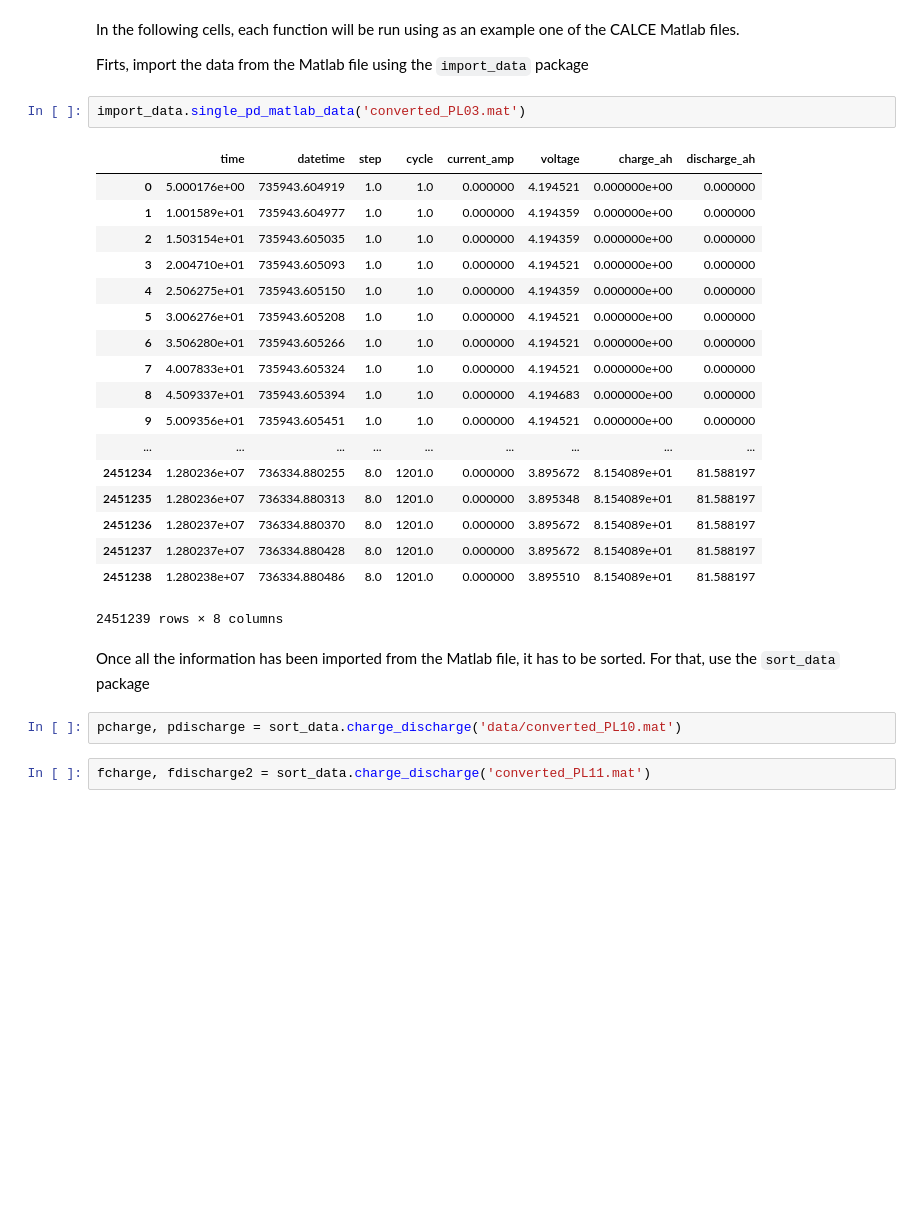
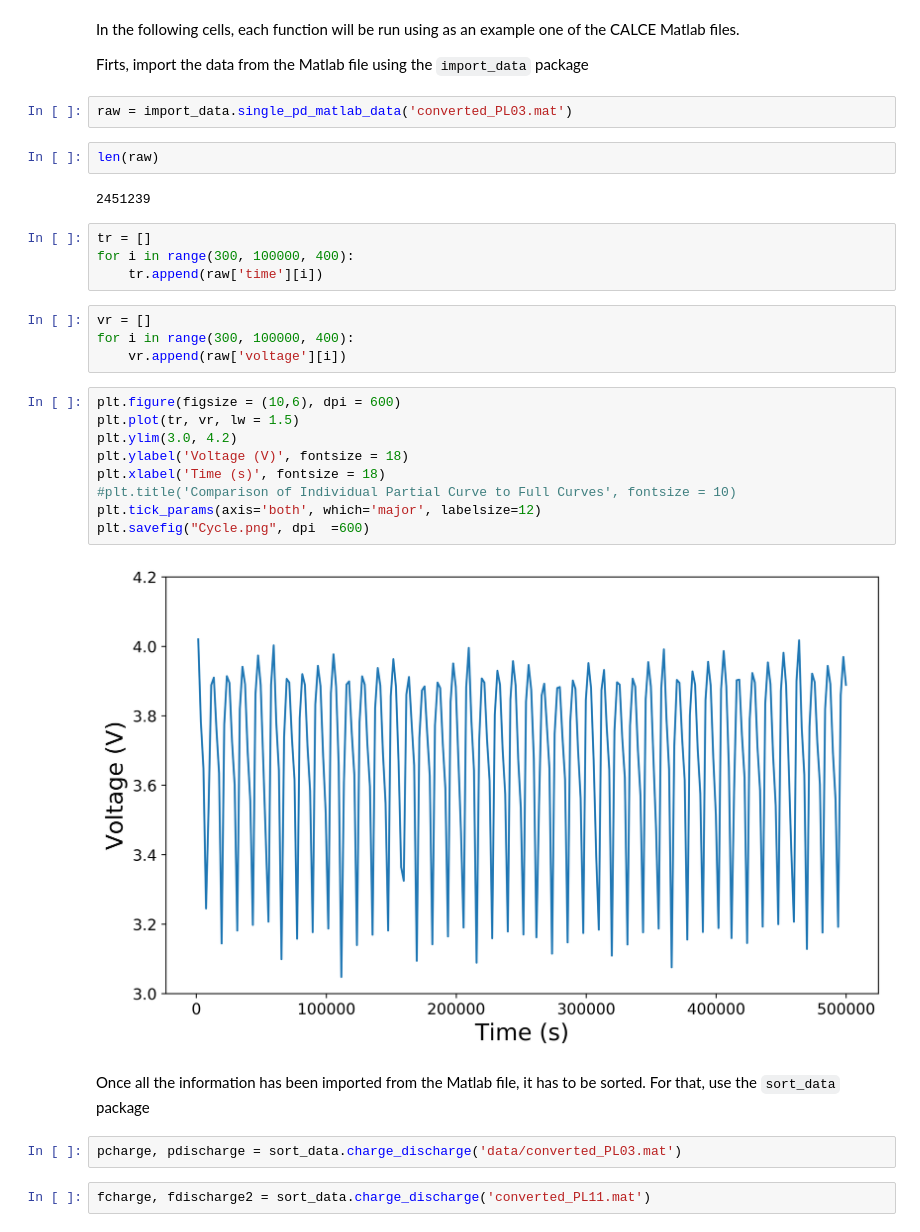
Before and after one commit to vwhu/pulolb, a Jupyter notebook: PULOLB/For Figure Making.ipynb, the cells around one changed output. Cells and saved outputs as stored; diff of their text form; blank space fills up the shorter version.

```diff
--- a/PULOLB/For Figure Making.ipynb
+++ b/PULOLB/For Figure Making.ipynb
@@ -25,30 +25,34 @@ In the following cells, each function will be run using as an example one of the
 
 Firts, import the data from the Matlab file using the ``import_data`` package
 # %%
-import_data.single_pd_matlab_data('converted_PL03.mat')
+raw = import_data.single_pd_matlab_data('converted_PL03.mat')
-# %% [output]
-|  | time | datetime | step | cycle | current_amp | voltage | charge_ah | discharge_ah |
-| 0 | 5.000176e+00 | 735943.604919 | 1.0 | 1.0 | 0.000000 | 4.194521 | 0.000000e+00 | 0.000000 |
-| 1 | 1.001589e+01 | 735943.604977 | 1.0 | 1.0 | 0.000000 | 4.194359 | 0.000000e+00 | 0.000000 |
-| 2 | 1.503154e+01 | 735943.605035 | 1.0 | 1.0 | 0.000000 | 4.194359 | 0.000000e+00 | 0.000000 |
-| 3 | 2.004710e+01 | 735943.605093 | 1.0 | 1.0 | 0.000000 | 4.194521 | 0.000000e+00 | 0.000000 |
-| 4 | 2.506275e+01 | 735943.605150 | 1.0 | 1.0 | 0.000000 | 4.194359 | 0.000000e+00 | 0.000000 |
-| 5 | 3.006276e+01 | 735943.605208 | 1.0 | 1.0 | 0.000000 | 4.194521 | 0.000000e+00 | 0.000000 |
-| 6 | 3.506280e+01 | 735943.605266 | 1.0 | 1.0 | 0.000000 | 4.194521 | 0.000000e+00 | 0.000000 |
-| 7 | 4.007833e+01 | 735943.605324 | 1.0 | 1.0 | 0.000000 | 4.194521 | 0.000000e+00 | 0.000000 |
-| 8 | 4.509337e+01 | 735943.605394 | 1.0 | 1.0 | 0.000000 | 4.194683 | 0.000000e+00 | 0.000000 |
-| 9 | 5.009356e+01 | 735943.605451 | 1.0 | 1.0 | 0.000000 | 4.194521 | 0.000000e+00 | 0.000000 |
-| ... | ... | ... | ... | ... | ... | ... | ... | ... |
-| 2451234 | 1.280236e+07 | 736334.880255 | 8.0 | 1201.0 | 0.000000 | 3.895672 | 8.154089e+01 | 81.588197 |
-| 2451235 | 1.280236e+07 | 736334.880313 | 8.0 | 1201.0 | 0.000000 | 3.895348 | 8.154089e+01 | 81.588197 |
-| 2451236 | 1.280237e+07 | 736334.880370 | 8.0 | 1201.0 | 0.000000 | 3.895672 | 8.154089e+01 | 81.588197 |
-| 2451237 | 1.280237e+07 | 736334.880428 | 8.0 | 1201.0 | 0.000000 | 3.895672 | 8.154089e+01 | 81.588197 |
-| 2451238 | 1.280238e+07 | 736334.880486 | 8.0 | 1201.0 | 0.000000 | 3.895510 | 8.154089e+01 | 81.588197 |
-2451239 rows × 8 columns
+# %%
+len(raw)
+# %% [output]
+2451239
+# %%
+tr = []
+for i in range(300, 100000, 400):
+    tr.append(raw['time'][i])
+# %%
+vr = []
+for i in range(300, 100000, 400):
+    vr.append(raw['voltage'][i])
+# %%
+plt.figure(figsize = (10,6), dpi = 600)
+plt.plot(tr, vr, lw = 1.5)
+plt.ylim(3.0, 4.2)
+plt.ylabel('Voltage (V)', fontsize = 18)
+plt.xlabel('Time (s)', fontsize = 18)
+#plt.title('Comparison of Individual Partial Curve to Full Curves', fontsize = 10)
+plt.tick_params(axis='both', which='major', labelsize=12)
+plt.savefig("Cycle.png", dpi  =600)
+# %% [output]
+[figure, added]
 # %% [markdown]
 Once all the information has been imported from the Matlab file, it has to be sorted. For that, use the ``sort_data`` package
 # %%
-pcharge, pdischarge = sort_data.charge_discharge('data/converted_PL10.mat')
+pcharge, pdischarge = sort_data.charge_discharge('data/converted_PL03.mat')
 # %%
 fcharge, fdischarge2 = sort_data.charge_discharge('converted_PL11.mat')
 # %% [markdown]
```
Also changed, not shown: parts of 3 cells of this notebook.
